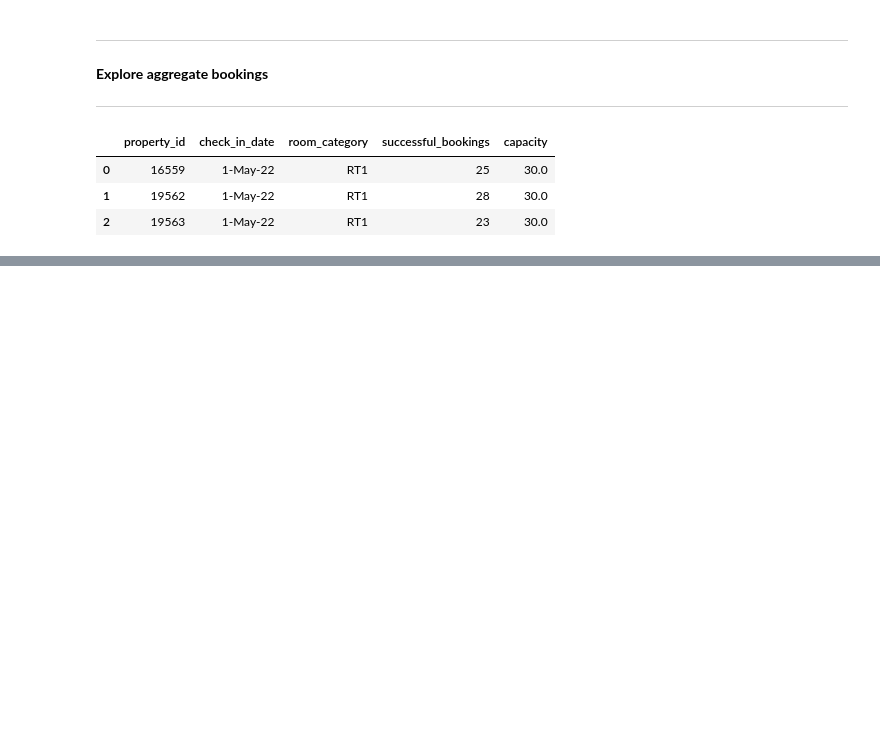
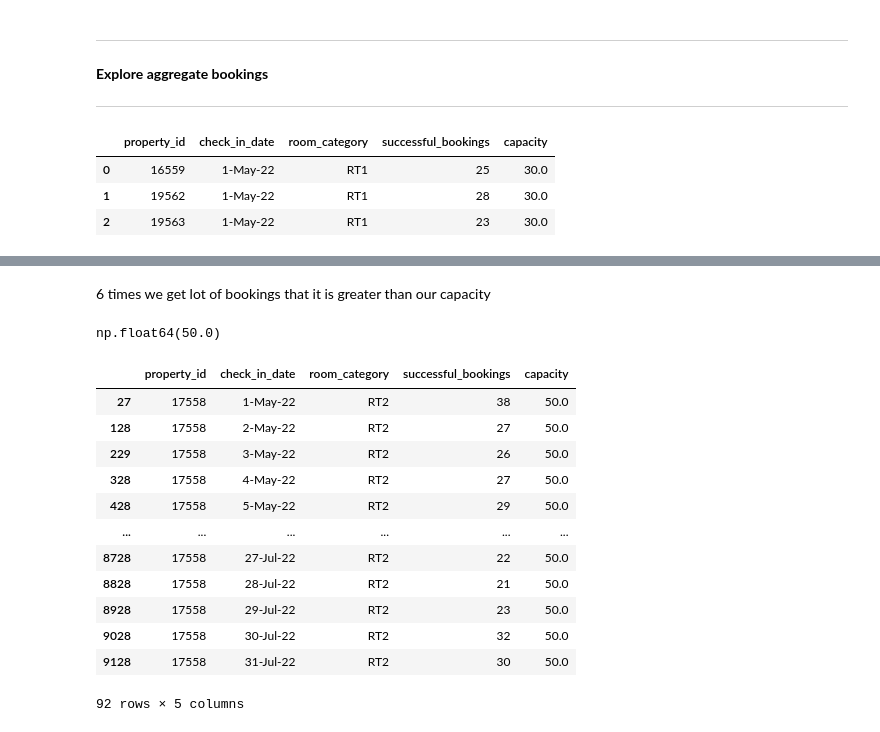
Before and after one commit to predictor450v/EDA_ANALYSIS_HOSPITALITY, a Jupyter notebook: analysis.ipynb, the cells around one changed output, grey strips where cells are left out. Saved outputs shown, nothing was run; the diff lists cells and outputs as text; code cells hidden in the pictures; blank space fills up the shorter version.

```diff
--- a/analysis.ipynb
+++ b/analysis.ipynb
@@ -182,0 +241,23 @@ df_agg_bookings.head(3)
+# %% [markdown]
+6 times we get lot of bookings that it is greater than our capacity
+# %%
+# let find out the property with highest capacity
+df_agg_bookings.capacity.max()
+# %% [output]
+np.float64(50.0)
+# %%
+df_agg_bookings[(df_agg_bookings.capacity == df_agg_bookings.capacity.max())]
+# %% [output]
+|  | property_id | check_in_date | room_category | successful_bookings | capacity |
+| 27 | 17558 | 1-May-22 | RT2 | 38 | 50.0 |
+| 128 | 17558 | 2-May-22 | RT2 | 27 | 50.0 |
+| 229 | 17558 | 3-May-22 | RT2 | 26 | 50.0 |
+| 328 | 17558 | 4-May-22 | RT2 | 27 | 50.0 |
+| 428 | 17558 | 5-May-22 | RT2 | 29 | 50.0 |
+| ... | ... | ... | ... | ... | ... |
+| 8728 | 17558 | 27-Jul-22 | RT2 | 22 | 50.0 |
+| 8828 | 17558 | 28-Jul-22 | RT2 | 21 | 50.0 |
+| 8928 | 17558 | 29-Jul-22 | RT2 | 23 | 50.0 |
+| 9028 | 17558 | 30-Jul-22 | RT2 | 32 | 50.0 |
+| 9128 | 17558 | 31-Jul-22 | RT2 | 30 | 50.0 |
+92 rows × 5 columns
```
Also changed, not shown: parts of 7 cells of this notebook.
